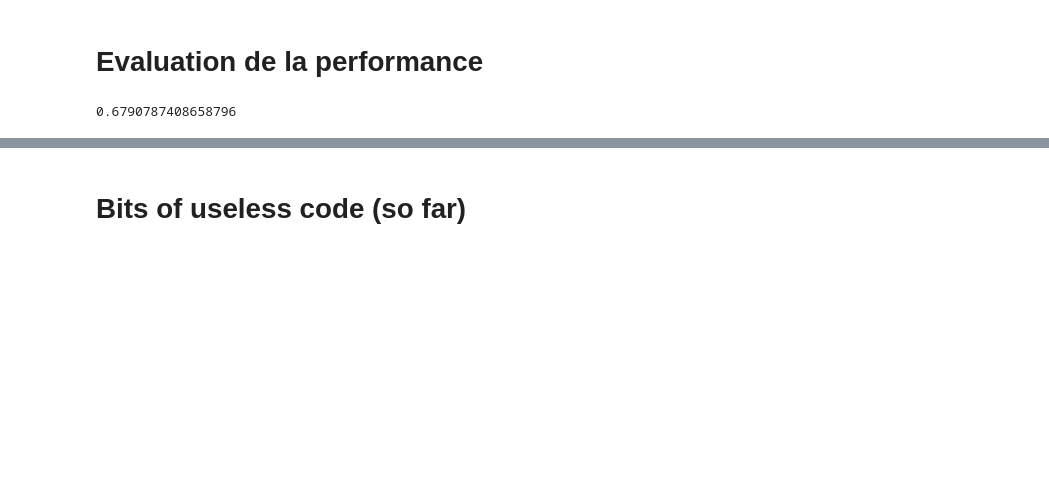
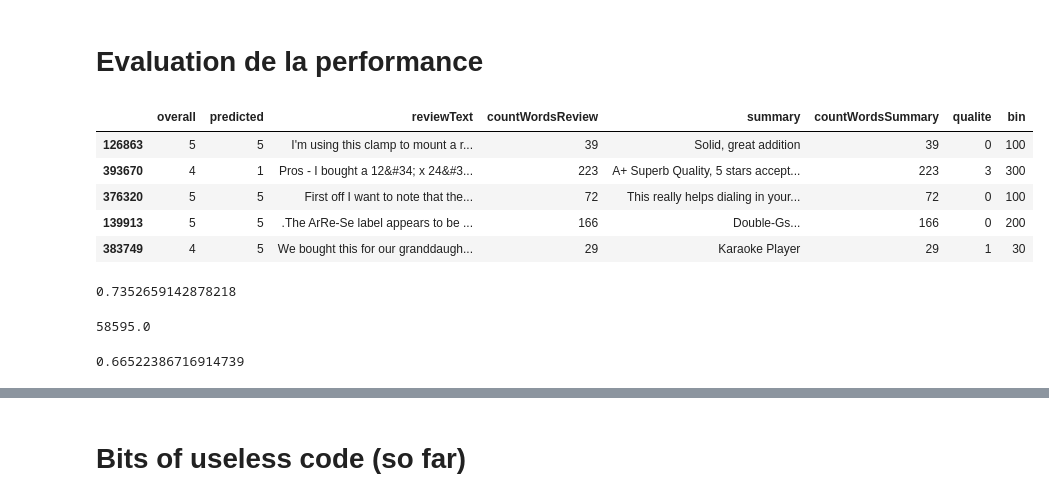
Before and after one commit to alexcombessie/ENSAE_Amazon-Review-Prediction, a Jupyter notebook: Projet Python - Amazon review data.ipynb, the cells around one changed output, grey strips where cells are left out. Saved outputs shown, nothing was run; the diff lists cells and outputs as text; code cells hidden in the pictures; blank space fills up the shorter version.

```diff
--- a/Projet Python - Amazon review data.ipynb
+++ b/Projet Python - Amazon review data.ipynb
@@ -219,0 +229,7 @@ X_train_counts.shape
+# %%
+from sklearn.feature_extraction.text import CountVectorizer
+from nltk.corpus import stopwords
+
+count_vect = CountVectorizer(stop_words= stopwords.words('english'))
+X_train_counts = count_vect.fit_transform(corpus)
+X_train_counts.shape
@@ -236,10 +254,45 @@ X_test_tfidf = tfidf_transformer.transform(X_test_counts)
 predicted = clf.predict(X_test_tfidf)
 # %% [markdown]
 # Evaluation de la performance
+# %%
+def createBins(x):
+    if x["countWordsSummary"] < 30:
+        return(30)
+    elif x["countWordsSummary"] < 100:
+        return(100)
+    elif x["countWordsSummary"] < 200:
+        return(200)
+    else:
+        return(300)
+# %%
+dfy = pd.DataFrame(y_test)
+dfy["predicted"] = predicted
+dfy["reviewText"] = df_test["reviewText"]
+dfy["countWordsReview"] = dfy.apply(countWords, axis = 1)
+dfy["summary"] = df_test["summary"]
+dfy["countWordsSummary"] = dfy.apply(countWords, axis = 1)
+dfy["qualite"] = abs(predicted - y_test)
+dfy["bin"] = dfy.apply(createBins, axis = 1)
+dfy.head()
+# %% [output]
+|  | overall | predicted | reviewText | countWordsReview | summary | countWordsSummary | qualite | bin |
+| 126863 | 5 | 5 | I'm using this clamp to mount a r... | 39 | Solid, great addition | 39 | 0 | 100 |
+| 393670 | 4 | 1 | Pros - I bought a 12&#34; x 24&#3... | 223 | A+ Superb Quality, 5 stars accept... | 223 | 3 | 300 |
+| 376320 | 5 | 5 | First off I want to note that the... | 72 | This really helps dialing in your... | 72 | 0 | 100 |
+| 139913 | 5 | 5 | .The ArRe-Se label appears to be ... | 166 | Double-Gs... | 166 | 0 | 200 |
+| 383749 | 4 | 5 | We bought this for our granddaugh... | 29 | Karaoke Player | 29 | 1 | 30 |
+# %%
+np.mean(dfy[dfy.bin==30]["qualite"])
+# %% [output]
+0.7352659142878218
+# %%
+sum(abs(predicted - y_test))
+# %% [output]
+58595.0
 # %%
 np.mean(predicted == y_test)
 # %% [output]
-0.6790787408658796
+0.66522386716914739
 # %%
 for i in range(0,20) :
         print(str(corpus_test[i]) + "------ We predict "+ str(predicted[i]))
```
Also changed, not shown: parts of 6 cells of this notebook.
